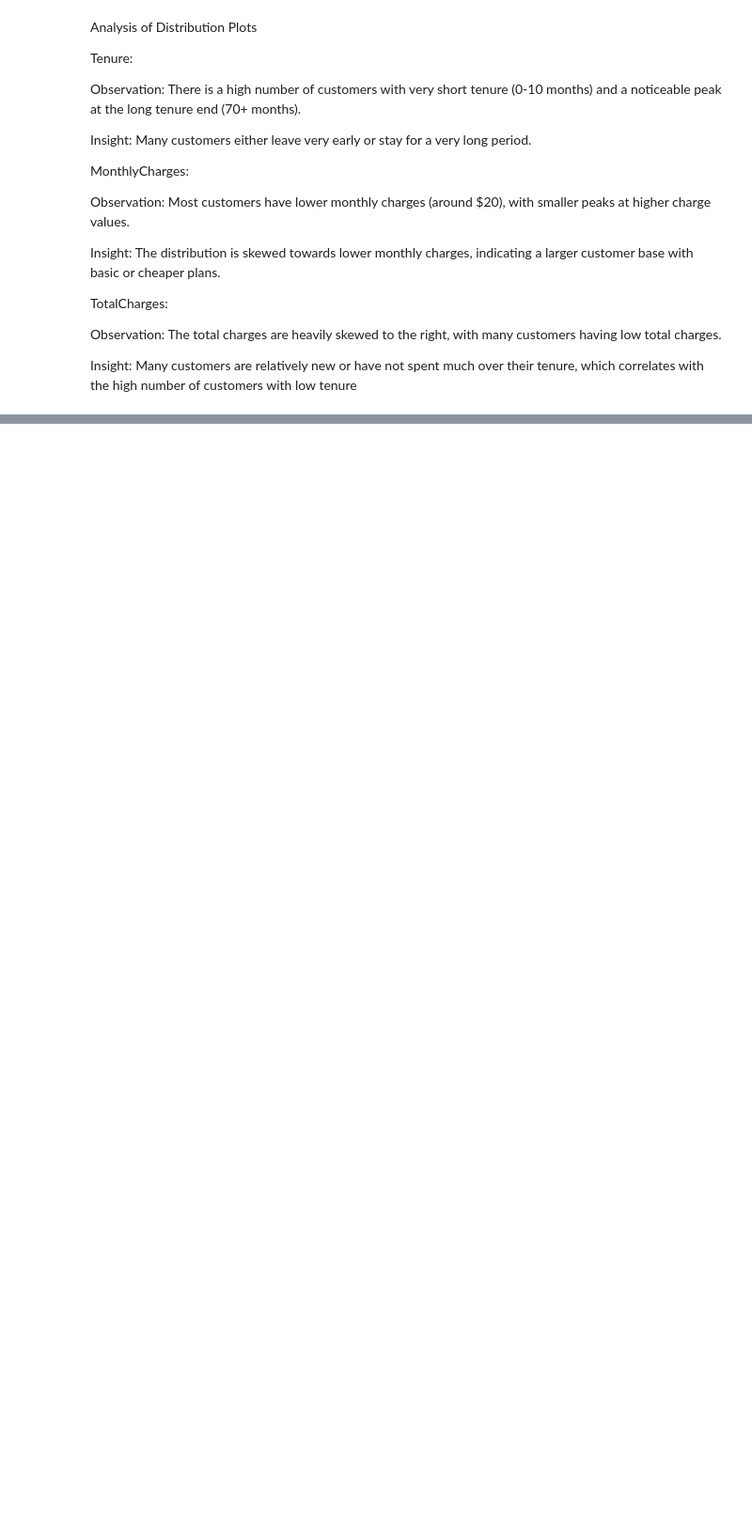
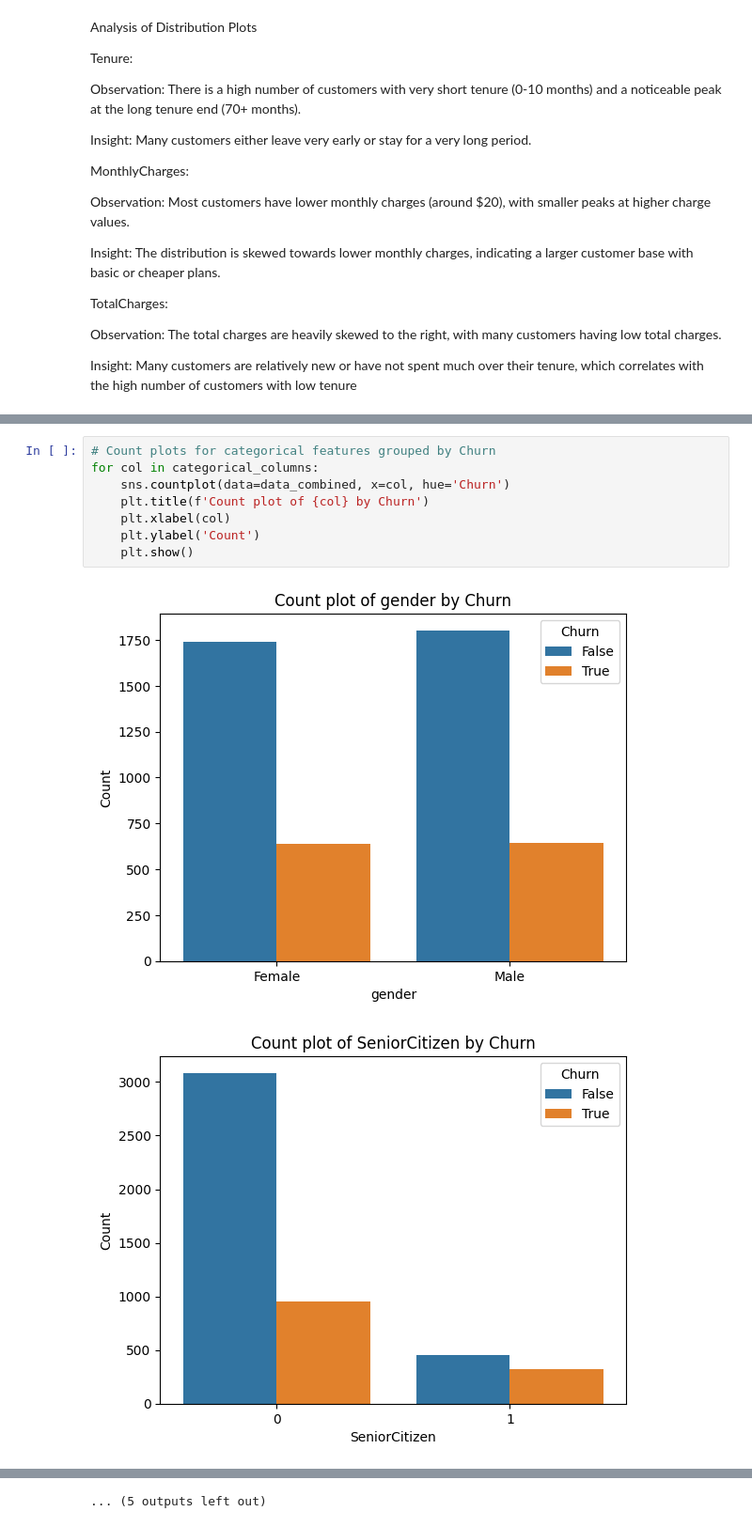
Before and after one commit to MillicentAgyir/LP2-Classification-Project, a Jupyter notebook: Notebooks/main.ipynb, the cells around one changed output, grey strips where cells are left out. Shown at 94% size. Saved outputs shown, nothing was run; the diff lists cells and outputs as text; blank space fills up the shorter version.

```diff
--- a/Notebooks/main.ipynb
+++ b/Notebooks/main.ipynb
@@ -383 +387,12 @@ for col in categorical_columns:
 ... (5 outputs left out)
+# %%
+# Count plots for categorical features grouped by Churn
+for col in categorical_columns:
+    sns.countplot(data=data_combined, x=col, hue='Churn')
+    plt.title(f'Count plot of {col} by Churn')
+    plt.xlabel(col)
+    plt.ylabel('Count')
+    plt.show()
+# %% [output]
+[figure, added]
+[figure, added]
@@ -383,0 +409 @@ for col in categorical_columns:
+... (5 outputs left out)
```
Also changed, not shown: parts of 8 cells of this notebook.
